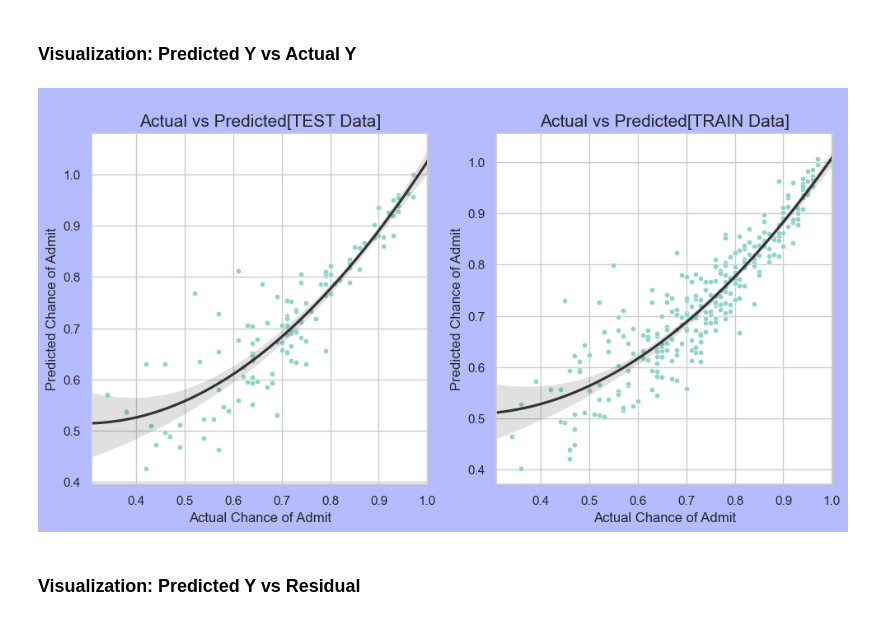
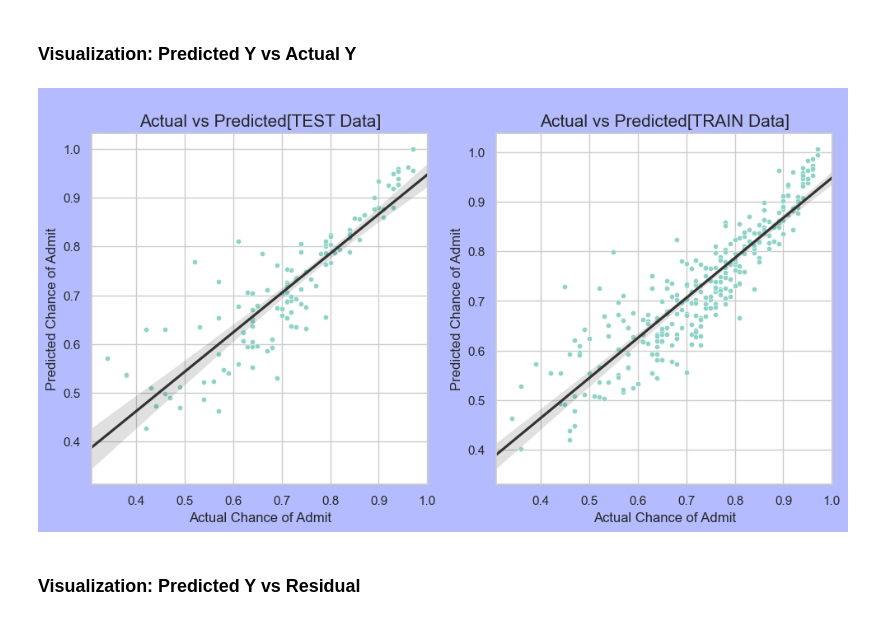
Before and after one commit to LCM-org/group6_advPython, a Jupyter notebook: multiple lr - admissions 20230215.ipynb, the cells around one changed output. Saved outputs shown, nothing was run; the diff lists cells and outputs as text; code cells hidden in the pictures.

```diff
--- a/multiple lr - admissions 20230215.ipynb
+++ b/multiple lr - admissions 20230215.ipynb
@@ -32,6 +32,7 @@ warnings.filterwarnings('ignore')
 plt.style.use('fivethirtyeight')
 plt.rcParams['font.size'] = 10
 sns.set_theme(style='darkgrid', palette='pastel', )
+plt.rcParams['figure.facecolor'] = 'e7fff7' #https://www.colorhexa.com/ffe5b4
 subplot_fontsize = 15
 mainplot_fontsize = 20
 scatterpoint_fontsize = 20
@@ -592,26 +611,26 @@ MAPE (Test): 7.83%
 # %%
 sns.set_theme(style='whitegrid', palette='Set3', )
 plt.rcParams['figure.facecolor'] = 'B4BCFF' #https://www.colorhexa.com/ffe5b4
 
 plt.figure(figsize = (10, 10))
 
 ax = plt.subplot(2, 2, 1)
 sns.scatterplot(x = y_test, y = y_pred_test, s = scatterpoint_fontsize);
-sns.regplot(x= y_test, y= y_pred_test,scatter=False, truncate=False, order=2, color=".2",)
+sns.regplot(x= y_test, y= y_pred_test,scatter=False, truncate=False, order=1, color=".2",)
 plt.title(f"\nActual vs Predicted[TEST Data]", fontsize = subplot_fontsize)
 plt.ylabel("Predicted Chance of Admit")
 plt.xlabel("Actual Chance of Admit")
 
 ax = plt.subplot(2, 2, 2)
 sns.scatterplot(x = y_train, y = y_pred_train, s = scatterpoint_fontsize);
-sns.regplot(x= y_train, y= y_pred_train,scatter=False, truncate=False, order=2, color=".2",)
+sns.regplot(x= y_train, y= y_pred_train,scatter=False, truncate=False, order=1, color=".2",)
 plt.title(f"\nActual vs Predicted[TRAIN Data]", fontsize = subplot_fontsize)
 plt.ylabel("Predicted Chance of Admit")
 plt.xlabel("Actual Chance of Admit")
 plt.tight_layout()
 plt.show()
 # %% [output]
-[figure, old version]
+[figure, new version]
 # %% [markdown]
 ### Visualization: Predicted Y vs Residual
 # %%
```
Also changed, not shown: parts of 9 cells of this notebook.
